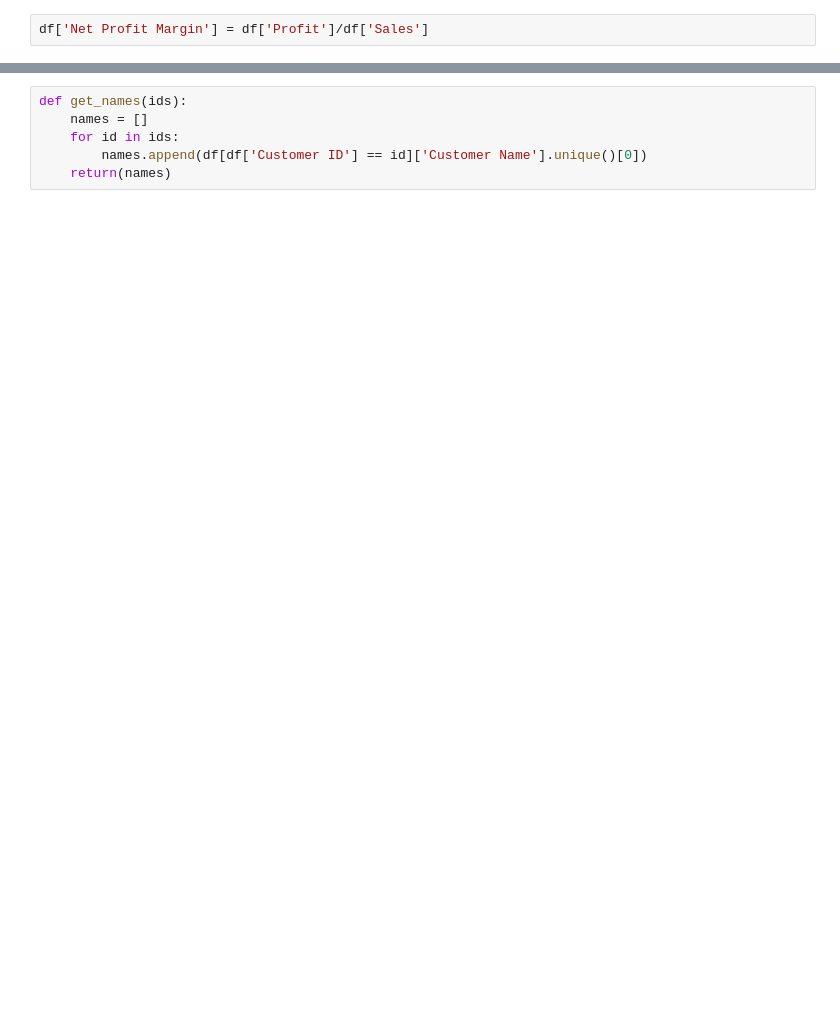
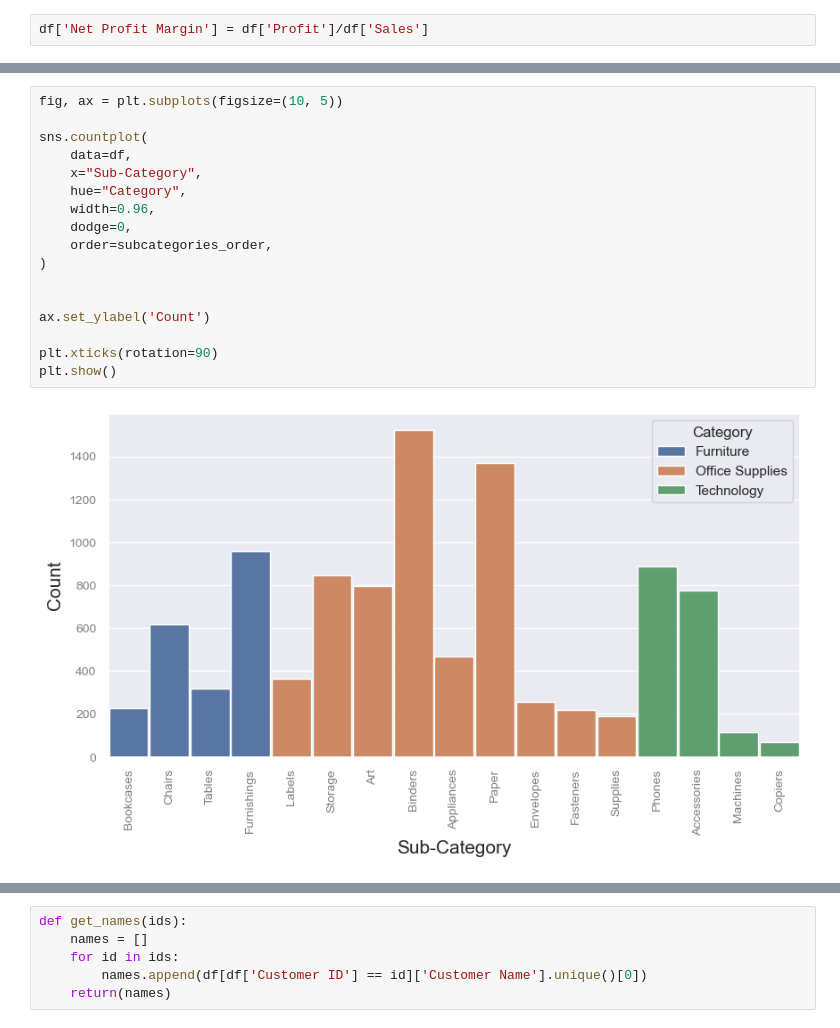
Before and after one commit to mks-0/code-academy, a Jupyter notebook: E-Commerce/e-com-eda.ipynb, the cells around one changed output, grey strips where cells are left out. Drawn from its saved outputs; the diff is of its cells as text; blank space fills up the shorter version.

```diff
--- a/E-Commerce/e-com-eda.ipynb
+++ b/E-Commerce/e-com-eda.ipynb
@@ -232,0 +254,19 @@ plt.show()
+# %%
+fig, ax = plt.subplots(figsize=(10, 5))
+
+sns.countplot(
+    data=df,
+    x="Sub-Category",
+    hue="Category",
+    width=0.96,
+    dodge=0,
+    order=subcategories_order,
+)
+
+
+ax.set_ylabel('Count')
+
+plt.xticks(rotation=90)
+plt.show()
+# %% [output]
+[figure, added]
```
Also changed, not shown: parts of 23 cells of this notebook, 2 other files.
